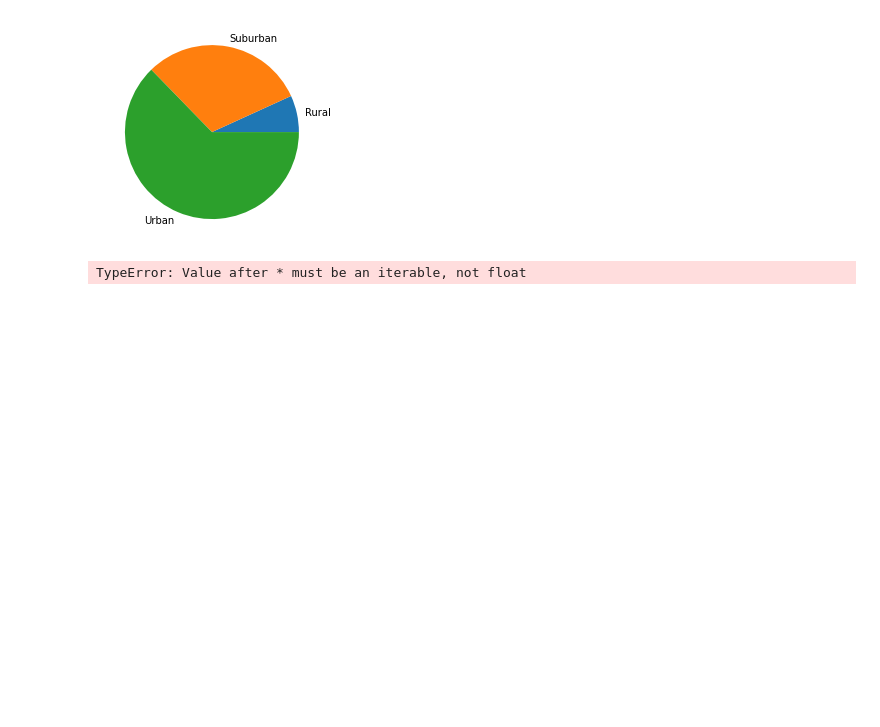
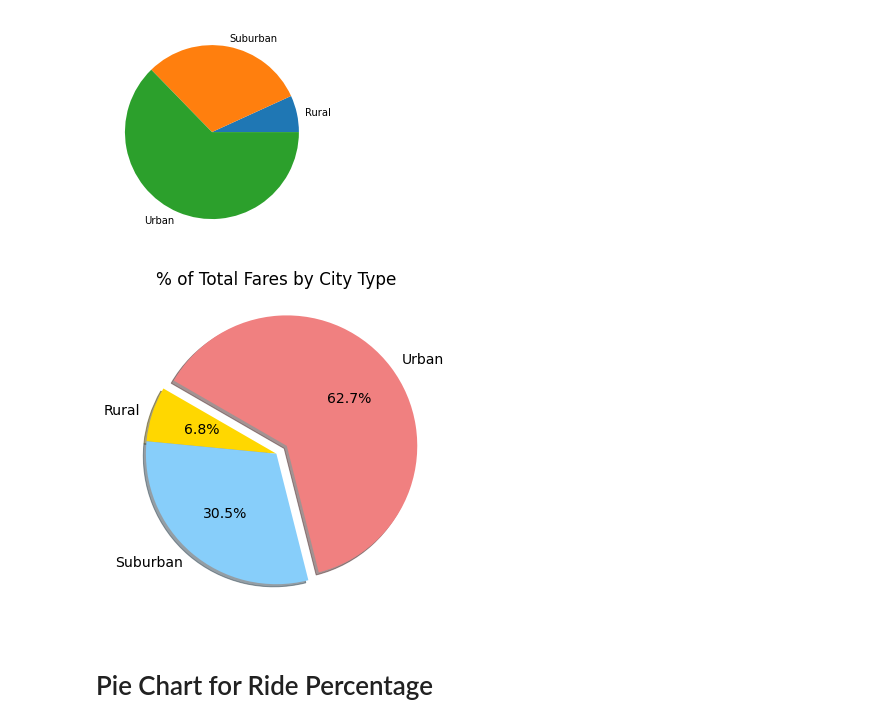
Before and after one commit to piathoi/PyBer_Analysis, a Jupyter notebook: PyBer.ipynb, the cells around one changed output. Drawn from its saved outputs; the diff is of its cells as text; code cells hidden in the pictures; blank space fills up the shorter version.

```diff
--- a/PyBer.ipynb
+++ b/PyBer.ipynb
@@ -930,22 +930,24 @@ plt.show()
 # %%
 # Import mpl to change the plot configurations using rcParams.
 import matplotlib as mpl
 
 #build the percentage of fares by city type pie chart
-plt.subplots(figsize=(10.6))
+plt.subplots(figsize=(10, 6))
 plt.pie(type_percents,
-       labels=["Rural","Suburban","Urban"],
-       colors=["gold","lightskyblue","lightcoral"],
-       explode=[0,0,0.1],
-       autopct='%1.1f%%',
-       shadow=True, startangle=150)
+    labels=["Rural", "Suburban", "Urban"],
+    colors=["gold", "lightskyblue", "lightcoral"],
+    explode=[0, 0, 0.1],
+    autopct='%1.1f%%',
+    shadow=True, startangle=150)
 plt.title("% of Total Fares by City Type")
 
 # Change the default font size from 10 to 14.
 mpl.rcParams['font.size'] = 14
 # Save Figure
-plt.savefig("analysis/Fig5.png")
+plt.savefig("Fig5.png")
 
 plt.show()
 # %% [output]
-TypeError: Value after * must be an iterable, not float
+[figure, added]
+# %% [markdown]
+# Pie Chart for Ride Percentage
```
